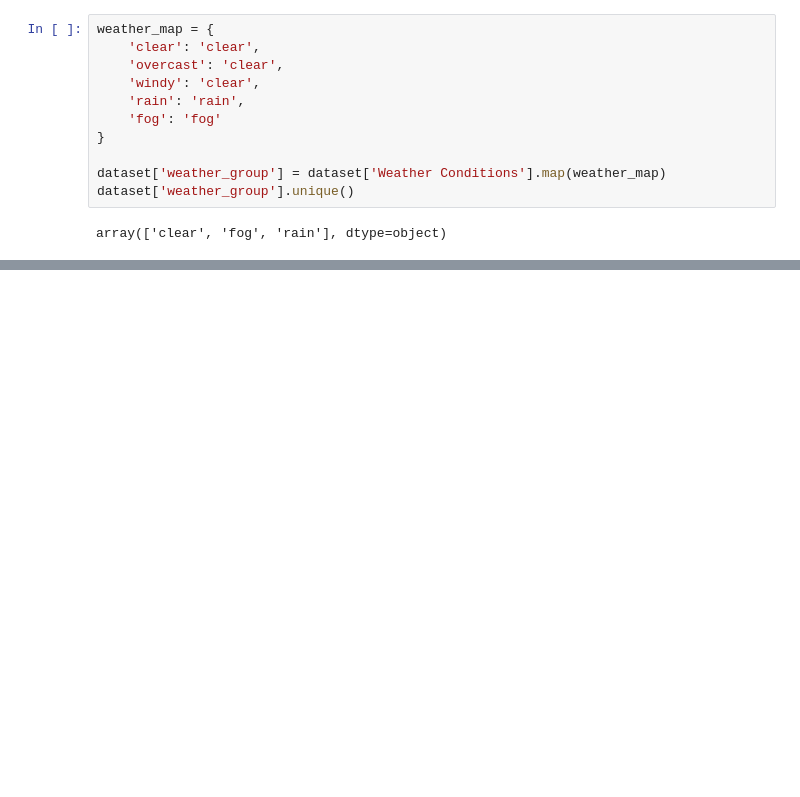
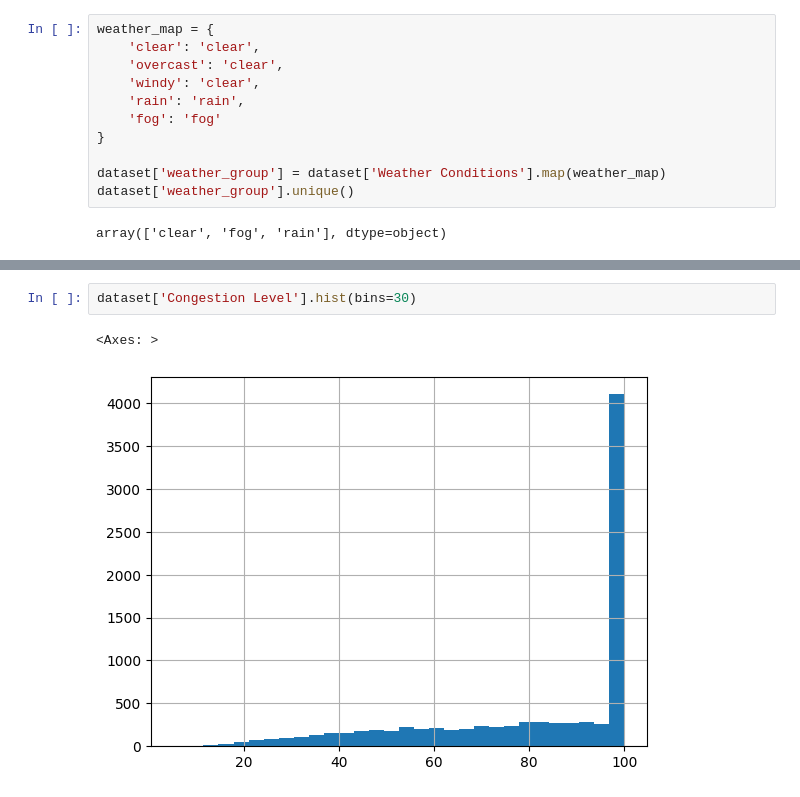
Before and after one commit to Rushikesh-101/Traffic-Flow-Prediction-ML, a Jupyter notebook: Traffic-Predictions-Analysis.ipynb, the cells around one changed output, grey strips where cells are left out. Cells and saved outputs as stored; diff of their text form; blank space fills up the shorter version.

```diff
--- a/Traffic-Predictions-Analysis.ipynb
+++ b/Traffic-Predictions-Analysis.ipynb
@@ -311,0 +328,5 @@ array(['clear', 'fog', 'rain'], dtype=object)
+# %%
+dataset['Congestion Level'].hist(bins=30)
+# %% [output]
+<Axes: >
+[figure, added]
```
Also changed, not shown: parts of 10 cells of this notebook.
